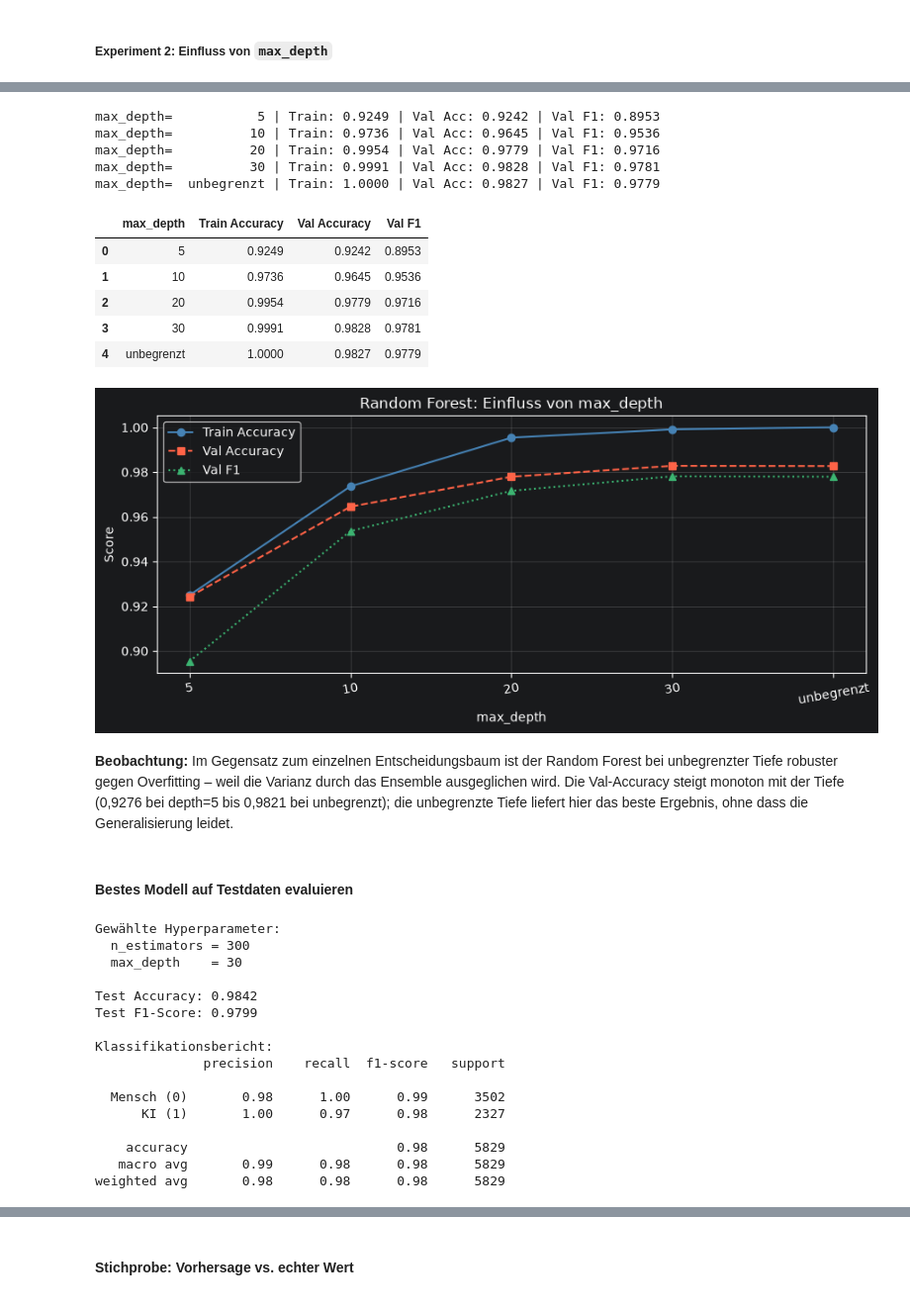
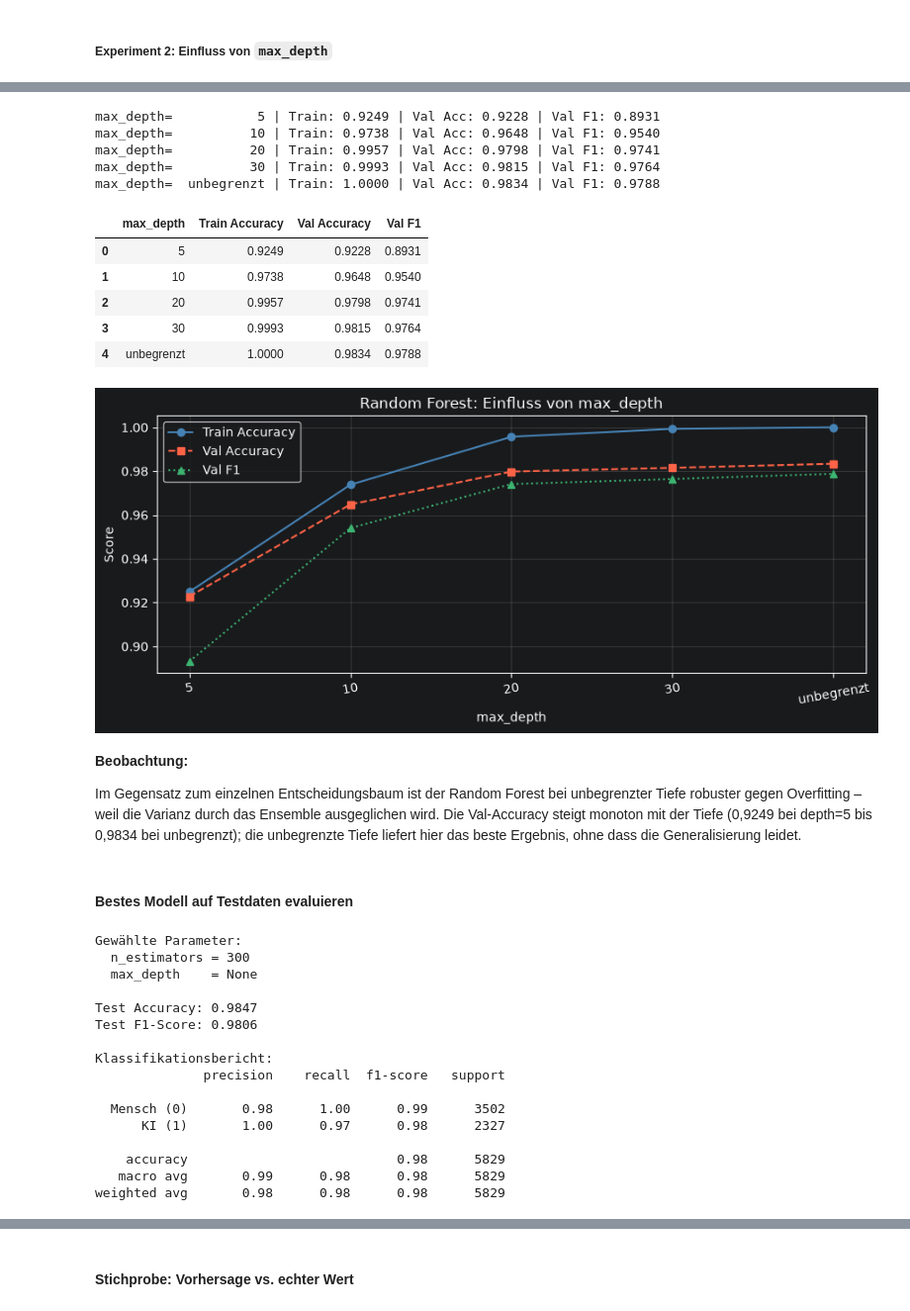
Before and after one commit to TheAmarok/Neue-Konzepte-Gruppe-9, a Jupyter notebook: Notebook_Abgabeversion_kommentiert.ipynb, the cells around one changed output, grey strips where cells are left out. Shown at 99% size. Cells and saved outputs as stored; diff of their text form; code cells hidden in the pictures.

```diff
--- a/Notebook_Abgabeversion_kommentiert.ipynb
+++ b/Notebook_Abgabeversion_kommentiert.ipynb
@@ -2801,7 +2798,7 @@ Der Datensatz wird in drei Teile aufgeteilt:
 _Wichtig:_ Testdaten werden erst ganz am Ende verwendet!
 # %%
 # Eingabe- und Zielvariable festlegen
-X = df["text"]
+X = df["text_clean"]
 y = df["generated"]
 
 # Train+Val / Test aufteilen (geschichtet)
@@ -2872,7 +2869,7 @@ for n in n_estimators_list:
     # Pipeline mit aktueller Baumanzahl erstellen
     pipe = Pipeline([
         ("tfidf", TfidfVectorizer(max_features=10000, sublinear_tf=True)),
-        ("clf",   RandomForestClassifier(n_estimators=n, random_state=42, n_jobs=-1)),
+        ("clf",   RandomForestClassifier(n_estimators=n, max_depth=None, random_state=42, n_jobs=-1)),
     ])
     # Pipeline trainieren
     pipe.fit(X_train, y_train)
@@ -2944,44 +2944,44 @@ depths = [5, 10, 20, 30, None]
 results_d = []
 
 # Über alle Tiefen iterieren
 for depth in depths:
     # Pipeline mit aktueller Tiefe erstellen
     pipe = Pipeline([
         ("tfidf", TfidfVectorizer(max_features=10000, sublinear_tf=True)),
-        ("clf",   RandomForestClassifier(n_estimators=100, max_depth=depth, random_state=42, n_jobs=-1)),
+        ("clf",   RandomForestClassifier(n_estimators=300, max_depth=depth, random_state=42, n_jobs=-1)),
     ])
     # Pipeline trainieren
     pipe.fit(X_train, y_train)
     # Train-Accuracy berechnen
     train_acc = accuracy_score(y_train, pipe.predict(X_train))
     # Val-Accuracy berechnen
     val_acc   = accuracy_score(y_val,   pipe.predict(X_val))
     # Val-F1-Score berechnen
     val_f1    = f1_score(y_val, pipe.predict(X_val))
     # Lesbares Label für die Tiefe
     label = str(depth) if depth is not None else "unbegrenzt"
     # Kennzahlen speichern (inkl. F1)
     results_d.append({"max_depth": label, "Train Accuracy": round(train_acc, 4),
                       "Val Accuracy": round(val_acc, 4), "Val F1": round(val_f1, 4)})
     # Zwischenergebnis ausgeben (inkl. F1)
     print(f"max_depth={label:>12} | Train: {train_acc:.4f} | Val Acc: {val_acc:.4f} | Val F1: {val_f1:.4f}")
 
 # Ergebnisse als DataFrame
 results_d_df = pd.DataFrame(results_d)
 # Tabelle ausgeben
 results_d_df
 # %% [output]
-max_depth=           5 | Train: 0.9249 | Val Acc: 0.9242 | Val F1: 0.8953
-max_depth=          10 | Train: 0.9736 | Val Acc: 0.9645 | Val F1: 0.9536
-max_depth=          20 | Train: 0.9954 | Val Acc: 0.9779 | Val F1: 0.9716
-max_depth=          30 | Train: 0.9991 | Val Acc: 0.9828 | Val F1: 0.9781
-max_depth=  unbegrenzt | Train: 1.0000 | Val Acc: 0.9827 | Val F1: 0.9779
+max_depth=           5 | Train: 0.9249 | Val Acc: 0.9228 | Val F1: 0.8931
+max_depth=          10 | Train: 0.9738 | Val Acc: 0.9648 | Val F1: 0.9540
+max_depth=          20 | Train: 0.9957 | Val Acc: 0.9798 | Val F1: 0.9741
+max_depth=          30 | Train: 0.9993 | Val Acc: 0.9815 | Val F1: 0.9764
+max_depth=  unbegrenzt | Train: 1.0000 | Val Acc: 0.9834 | Val F1: 0.9788
 |  | max_depth | Train Accuracy | Val Accuracy | Val F1 |
-| 0 | 5 | 0.9249 | 0.9242 | 0.8953 |
-| 1 | 10 | 0.9736 | 0.9645 | 0.9536 |
-| 2 | 20 | 0.9954 | 0.9779 | 0.9716 |
-| 3 | 30 | 0.9991 | 0.9828 | 0.9781 |
-| 4 | unbegrenzt | 1.0000 | 0.9827 | 0.9779 |
+| 0 | 5 | 0.9249 | 0.9228 | 0.8931 |
+| 1 | 10 | 0.9738 | 0.9648 | 0.9540 |
+| 2 | 20 | 0.9957 | 0.9798 | 0.9741 |
+| 3 | 30 | 0.9993 | 0.9815 | 0.9764 |
+| 4 | unbegrenzt | 1.0000 | 0.9834 | 0.9788 |
 # %%
 # Neues Diagramm anlegen
 fig, ax = plt.subplots(figsize=(9, 4))
@@ -3012,11 +3012,12 @@ plt.tight_layout()
 # Diagramm anzeigen
 plt.show()
 # %% [output]
-[figure, old version]
+[figure, new version]
 # %% [markdown]
 **Beobachtung:**
+
 Im Gegensatz zum einzelnen Entscheidungsbaum ist der Random Forest bei unbegrenzter Tiefe robuster gegen Overfitting – weil die Varianz durch das Ensemble ausgeglichen wird.
-Die Val-Accuracy steigt monoton mit der Tiefe (0,9276 bei depth=5 bis 0,9821 bei unbegrenzt); die unbegrenzte Tiefe liefert hier das beste Ergebnis, ohne dass die Generalisierung leidet.
+Die Val-Accuracy steigt monoton mit der Tiefe (0,9249 bei depth=5 bis 0,9834 bei unbegrenzt); die unbegrenzte Tiefe liefert hier das beste Ergebnis, ohne dass die Generalisierung leidet.
 # %% [markdown]
 #### Bestes Modell auf Testdaten evaluieren
 # %%
@@ -3028,7 +3029,7 @@ best_depth_label = results_d_df.loc[results_d_df["Val Accuracy"].idxmax(), "max_
 best_depth_val = None if best_depth_label == "unbegrenzt" else int(best_depth_label)
 
 # Gewählte Hyperparameter ausgeben
-print(f"Gewählte Hyperparameter:")
+print(f"Gewählte Parameter:")
 # Anzahl Bäume ausgeben
 print(f"  n_estimators = {int(best_n)}")
 # Baumtiefe ausgeben
@@ -3058,12 +3059,12 @@ print(f"Test F1-Score: {test_f1:.4f}")
 print("\nKlassifikationsbericht:")
 print(classification_report(y_test, y_pred_test, target_names=["Mensch (0)", "KI (1)"]))
 # %% [output]
-Gewählte Hyperparameter:
+Gewählte Parameter:
   n_estimators = 300
-  max_depth    = 30
+  max_depth    = None
 
-Test Accuracy: 0.9842
-Test F1-Score: 0.9799
+Test Accuracy: 0.9847
+Test F1-Score: 0.9806
 
 Klassifikationsbericht:
               precision    recall  f1-score   support
```
Also changed, not shown: parts of 71 cells of this notebook.
